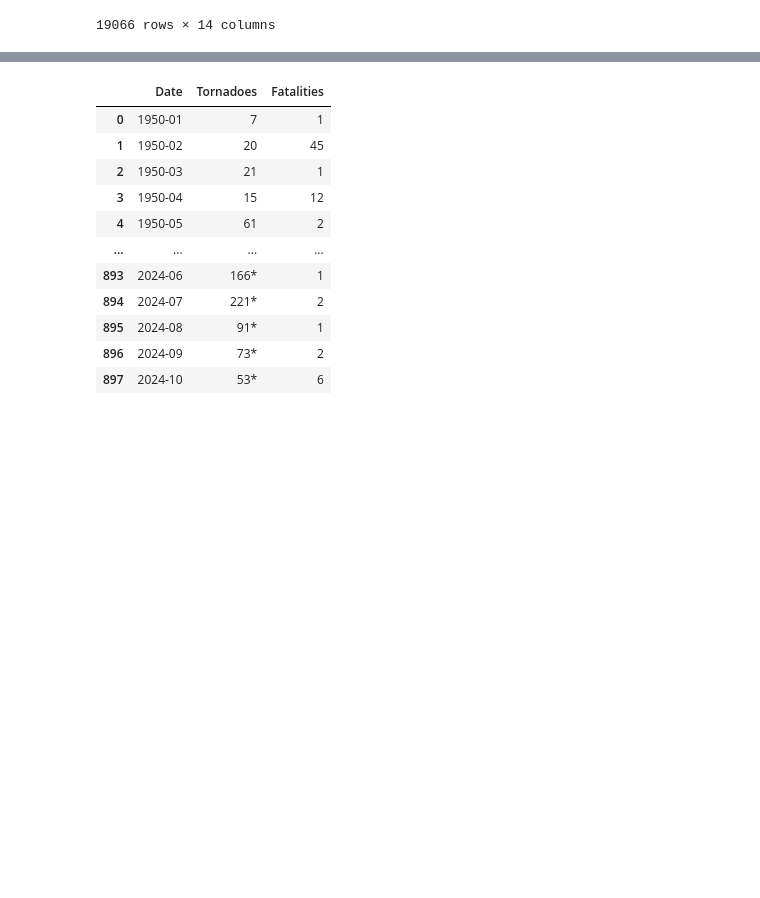
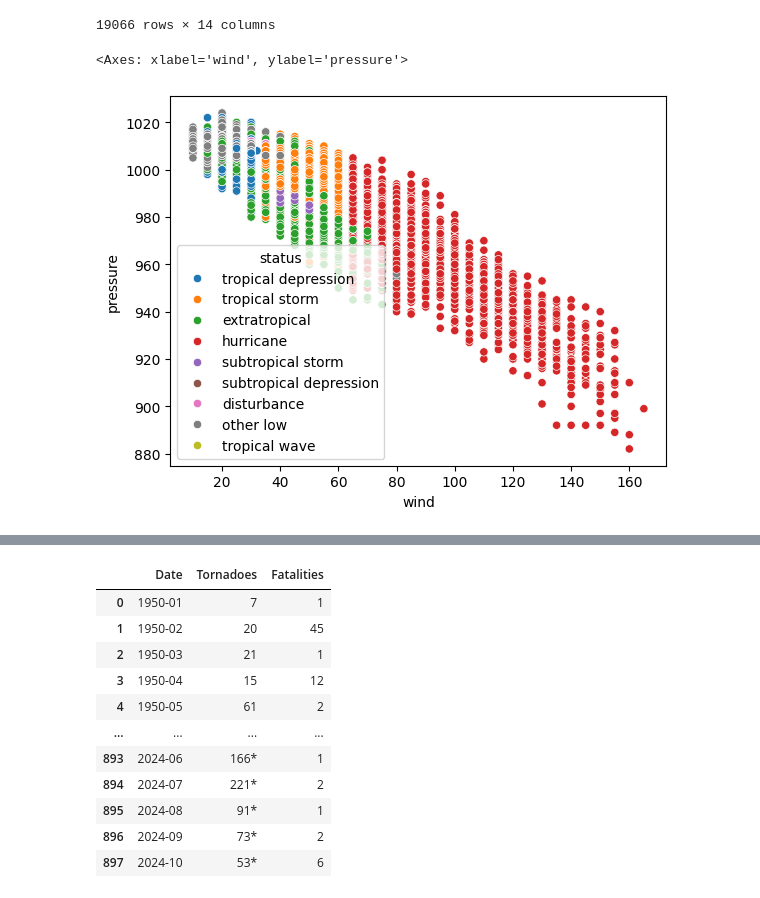
Before and after one commit to beaumartin25/cs5830_final_project, a Jupyter notebook: final_project.ipynb, the cells around one changed output, grey strips where cells are left out. Drawn from its saved outputs; the diff is of its cells as text; code cells hidden in the pictures; blank space fills up the shorter version.

Commit message:
Adding a couple more plots

```diff
--- a/final_project.ipynb
+++ b/final_project.ipynb
@@ -108,3 +107,9 @@ display(hurricane)
 | 19064 | Wanda | 2021 | 11 | 7 | 18 | 40.9 | -32.8 | other low | NaN | 40 | 1006 | ... |
 | 19065 | Wanda | 2021 | 11 | 8 | 0 | 43.2 | -29.7 | other low | NaN | 40 | 1006 | ... |
 19066 rows × 14 columns
+# %%
+hurricane_scatter_status = sns.scatterplot(data=hurricane, x='wind', y='pressure', hue='status')
+display(hurricane_scatter_status)
+# %% [output]
+<Axes: xlabel='wind', ylabel='pressure'>
+[figure, added]
```
Also changed, not shown: parts of 2 cells of this notebook.
